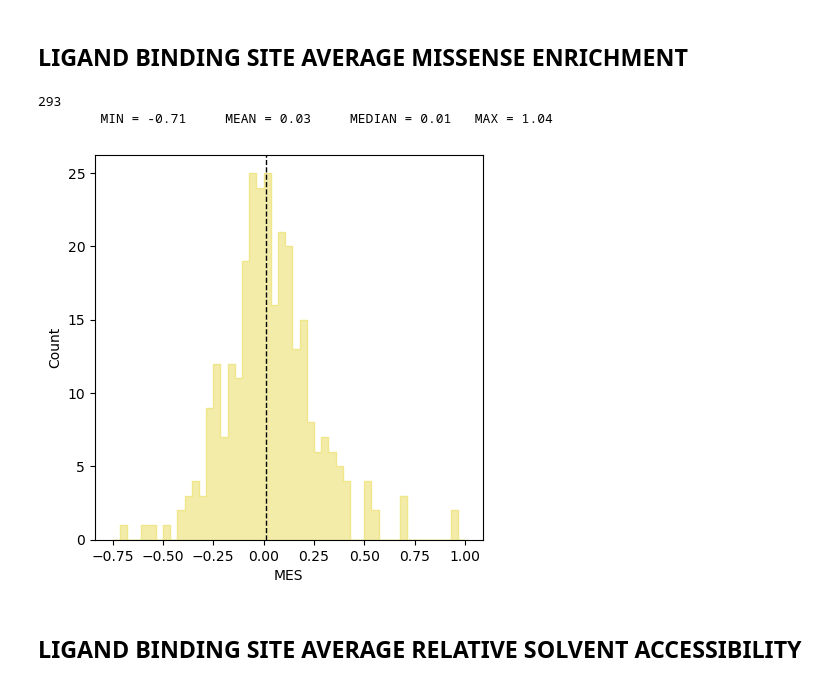
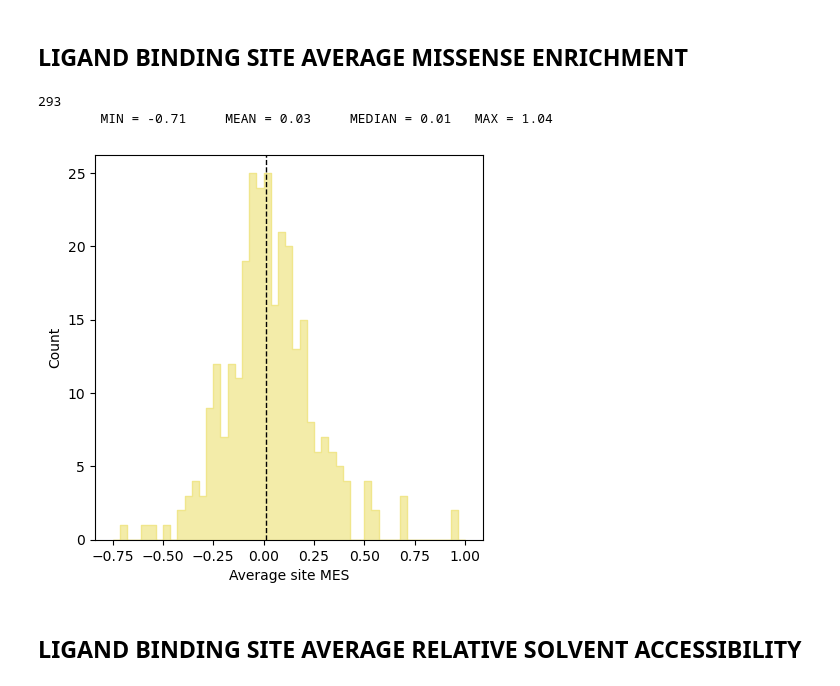
Before and after one commit to bartongroup/FRAGSYS, a Jupyter notebook: analysis/2_fragsys_BS_feats.ipynb, the cells around one changed output. Cells and saved outputs as stored; diff of their text form; code cells hidden in the pictures.

```diff
--- a/analysis/2_fragsys_BS_feats.ipynb
+++ b/analysis/2_fragsys_BS_feats.ipynb
@@ -61,15 +61,15 @@ plot_hist(
 # %%
 D = all_bss.MES
 print(len(D))
 
 bns_mes = np.linspace(-0.75, 1.00, 50)
-plot_hist(D, "MES", bns_mes, "khaki", dpi = 100,
-         figsize = (5, 5)#, out = os.path.join(figs_dir, "BSS_MES.png")
+plot_hist(D, "Average site MES", bns_mes, "khaki", dpi = 100,
+         figsize = (5, 5),# out = os.path.join(figs_dir, "BSS_MES.png")
 )
 # %% [output]
 293
         MIN = -0.71     MEAN = 0.03     MEDIAN = 0.01   MAX = 1.04
-[figure, old version]
+[figure, new version]
 # %% [markdown]
 ## LIGAND BINDING SITE AVERAGE RELATIVE SOLVENT ACCESSIBILITY
 # %%
```
Also changed, not shown: parts of 3 cells of this notebook, 16 other files.
